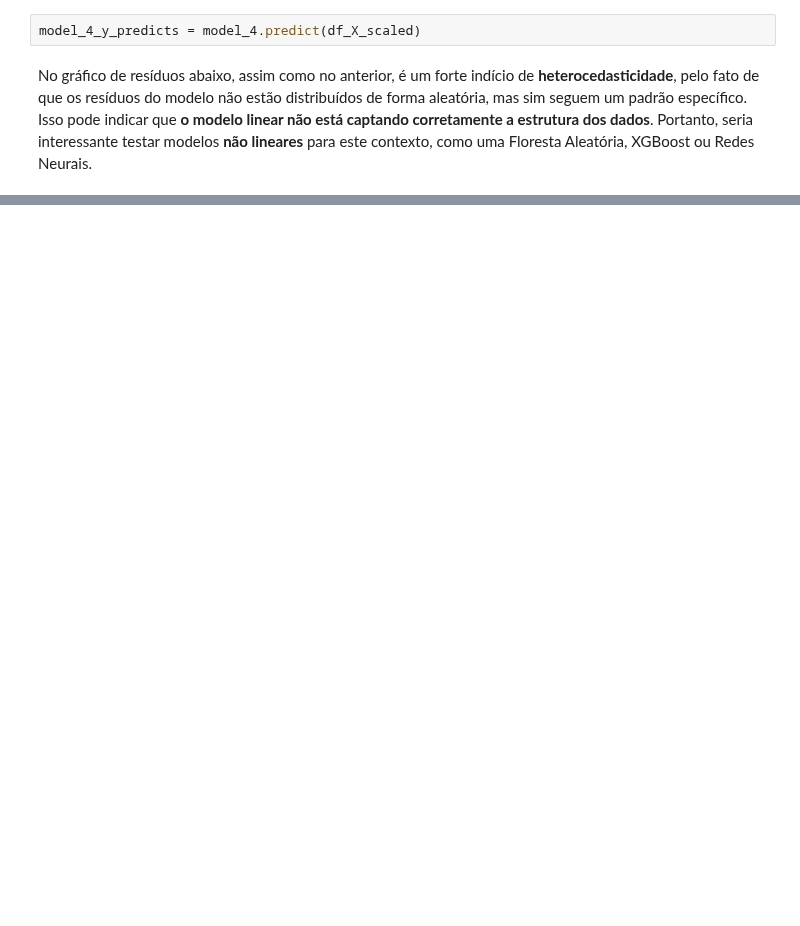
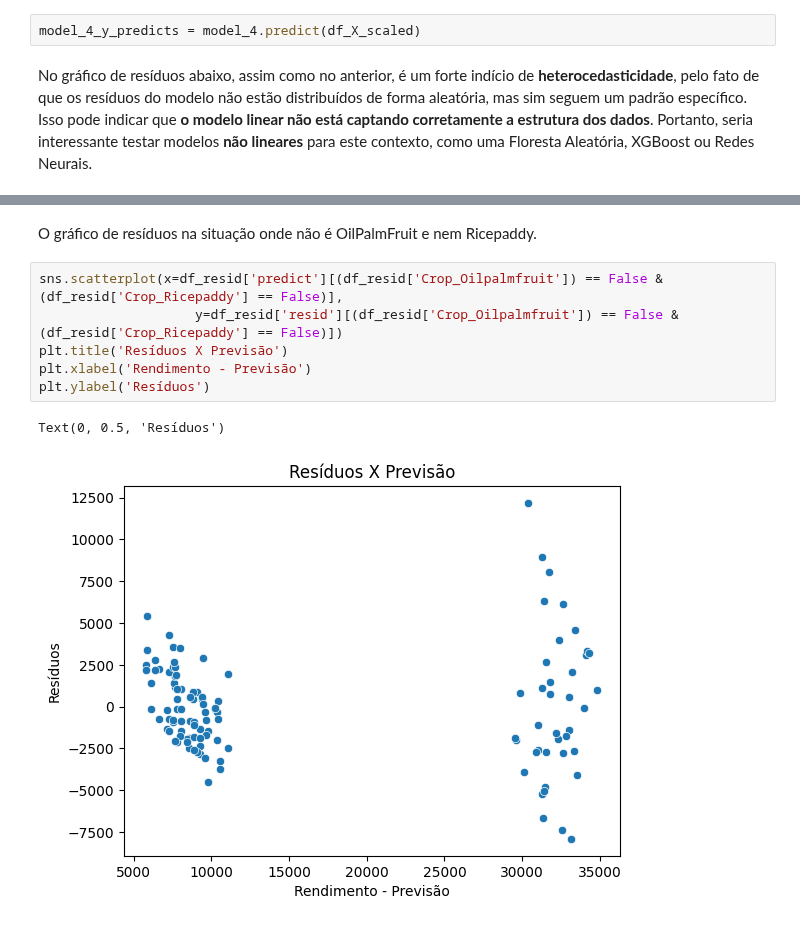
Before and after one commit to DiogoBotton/Machine_Learning_Training_Learn, a Jupyter notebook: Regressao_Linear/FIAP/Atividade_Fase5/01_exploratory_analysis.ipynb, the cells around one changed output, grey strips where cells are left out. Drawn from its saved outputs; the diff is of its cells as text; blank space fills up the shorter version.

```diff
--- a/Regressao_Linear/FIAP/Atividade_Fase5/01_exploratory_analysis.ipynb
+++ b/Regressao_Linear/FIAP/Atividade_Fase5/01_exploratory_analysis.ipynb
@@ -370,0 +403,11 @@ Text(0, 0.5, 'Resíduos')
+# %% [markdown]
+O gráfico de resíduos na situação onde não é OilPalmFruit e nem Ricepaddy.
+# %%
+sns.scatterplot(x=df_resid['predict'][(df_resid['Crop_Oilpalmfruit']) == False & (df_resid['Crop_Ricepaddy'] == False)],
+                    y=df_resid['resid'][(df_resid['Crop_Oilpalmfruit']) == False & (df_resid['Crop_Ricepaddy'] == False)])
+plt.title('Resíduos X Previsão')
+plt.xlabel('Rendimento - Previsão')
+plt.ylabel('Resíduos')
+# %% [output]
+Text(0, 0.5, 'Resíduos')
+[figure, added]
```
Also changed, not shown: parts of 9 cells of this notebook, 1 other file.
